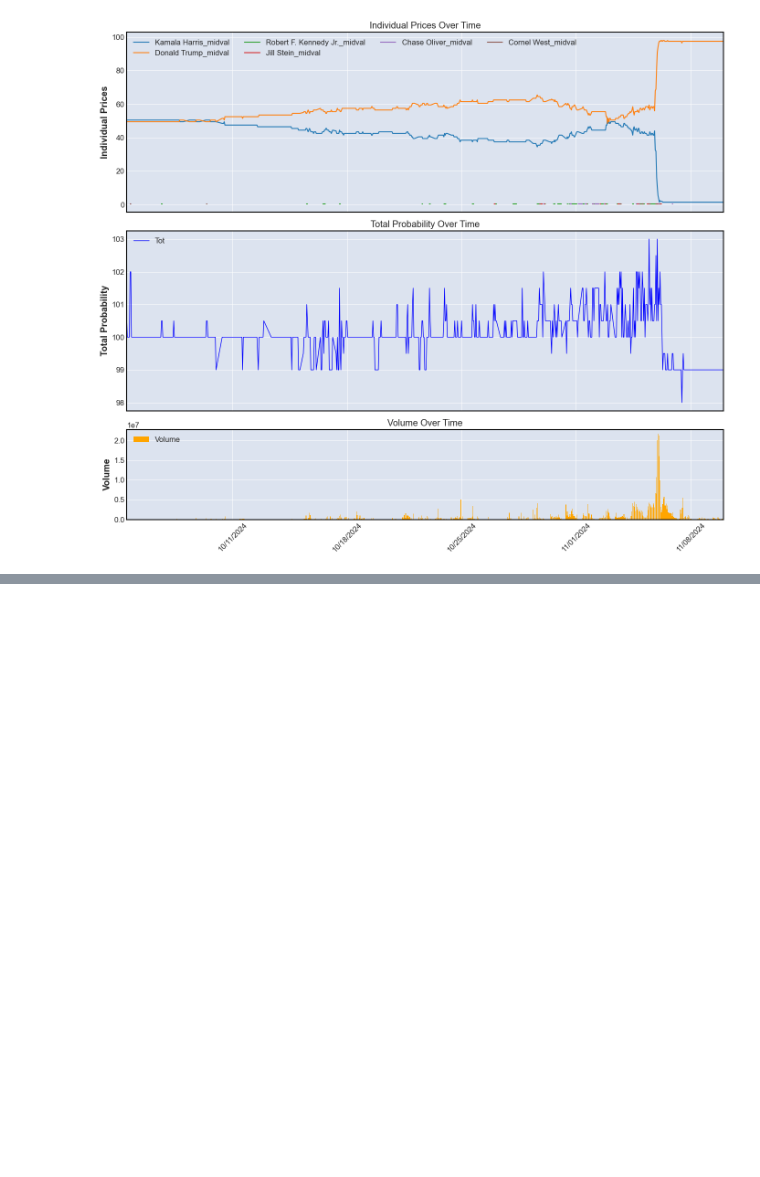
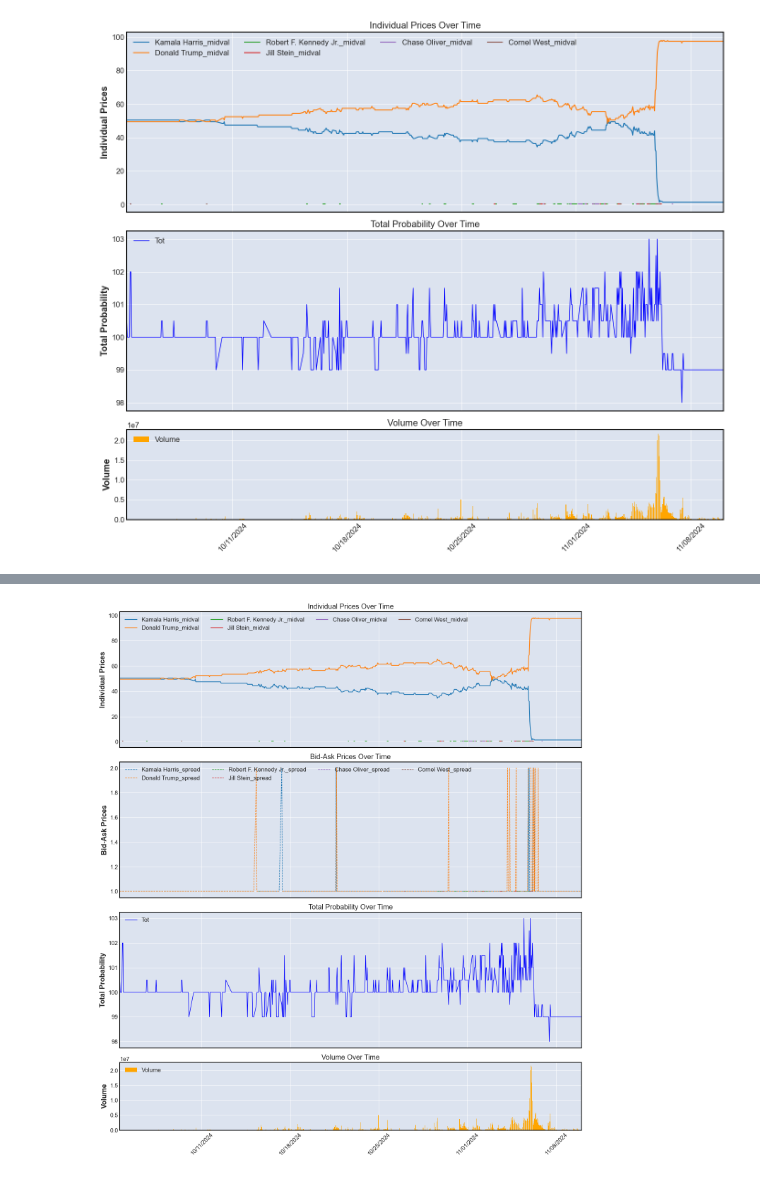
Before and after one commit to NiccoloComati/pjts, a Jupyter notebook: 10. Kalshi/main.ipynb, the cells around one changed output, grey strips where cells are left out. Cells and saved outputs as stored; diff of their text form; code cells hidden in the pictures; blank space fills up the shorter version.

```diff
--- a/10. Kalshi/main.ipynb
+++ b/10. Kalshi/main.ipynb
@@ -1059,3 +964,83 @@ markets_df[markets_df['ticker'].str.contains('PRES-2024')]
+# %%
+import matplotlib.pyplot as plt
+import matplotlib.dates as mdates
+import pandas as pd
+
+plot_df = results_df.reset_index()
+
+# Identify price columns (all columns except 'date', 'Tot', and 'Vol')
+price_columns = [col for col in plot_df.columns if "_midval" in col]
+
+# Create a figure with 3 subplots, making the top two price plots the same size
+fig, (ax1, ax2, ax3, ax4) = plt.subplots(nrows=4, figsize=(14, 16),
+                                    gridspec_kw={'height_ratios': [2, 2, 2, 1]},
+                                    sharex=True)
+
+# Plot 1: Individual Prices
+for col in price_columns:
+    ax1.plot(plot_df['date'], plot_df[col], linewidth=1.5, label=col)
+ax1.set_ylabel('Individual Prices')
+ax1.set_title('Individual Prices Over Time')
+ax1.legend(loc='upper left', ncol=min(4, len(price_columns)))
+ax1.grid(True)
+plt.setp(ax1.get_xticklabels(), visible=False)
+
+# Plot 2: Bid-Ask Prices
+for col in price_columns:
+    ax2.plot(plot_df['date'], plot_df[col.replace('_midval', '_ask')] - plot_df[col.replace('_midval', '_bid')], linestyle='--', linewidth=1, label=col.replace('_midval', '_spread'))
+    # ax2.plot(plot_df['date'], plot_df[col.replace('_midval', '_bid')], linestyle=':', linewidth=1, label=col.replace('_midval', '_bid'))
+ax2.set_ylabel('Bid-Ask Prices')
+ax2.set_title('Bid-Ask Prices Over Time')
+ax2.legend(loc='upper left', ncol=min(4, len(price_columns) * 2))
+ax2.grid(True)
+plt.setp(ax2.get_xticklabels(), visible=False)
+
+# selected_outcome = 'Donald Trump'
+
+# ax2.plot(plot_df['date'], plot_df[selected_outcome + '_ask'], linestyle='--', linewidth=1, label=selected_outcome + '_ask')
+# ax2.plot(plot_df['date'], plot_df[selected_outcome + '_bid'], linestyle=':', linewidth=1, label=selected_outcome + '_bid')
+# ax2.set_ylabel('Bid-Ask Prices')
+# ax2.set_title('Bid-Ask Prices Over Time')
+# ax2.legend(loc='upper left', ncol=min(4, len(price_columns) * 2))
+# ax2.grid(True)
+# plt.setp(ax2.get_xticklabels(), visible=False)
+
+# Plot 3: Total Probability
+ax3.plot(plot_df['date'], plot_df['Tot'], color='blue', linewidth=1, label='Tot')
+ax3.set_ylabel('Total Probability')
+ax3.set_title('Total Probability Over Time')
+ax3.legend(loc='upper left')
+ax3.grid(True)
+plt.setp(ax3.get_xticklabels(), visible=False)
+
+# Calculate appropriate width for bars
+if plot_df.shape[0] > 1:
+    time_diff = (plot_df['date'].iloc[1] - plot_df['date'].iloc[0]).total_seconds()
+    width_in_days = (time_diff / (24 * 60 * 60)) * 0.8
+else:
+    width_in_days = 0.01
+
+# Plot 4: Volume
+ax4.bar(plot_df['date'], plot_df['Vol'], color='orange', width=width_in_days, label='Volume')
+ax4.set_ylabel('Volume')
+ax4.set_title('Volume Over Time')
+ax4.legend(loc='upper left')
+ax4.grid(True)
+
+# Format only the bottom x-axis with more compact labels
+ax4.xaxis.set_major_formatter(mdates.DateFormatter('%m/%d/%Y'))
+ax4.xaxis.set_major_locator(mdates.DayLocator(interval=7))
+plt.setp(ax4.xaxis.get_majorticklabels(), rotation=45)
+
+# Adjust the x-axis limits to match your data range
+date_min = plot_df['date'].min()
+date_max = plot_df['date'].max()
+ax4.set_xlim(date_min, date_max)
+
+plt.tight_layout()
+plt.show()
+# %% [output]
+[figure, added]
 # %%
 pres_djt_data = get_full_market(
     series_ticker="PRES",
```
Also changed, not shown: parts of 11 cells of this notebook.
